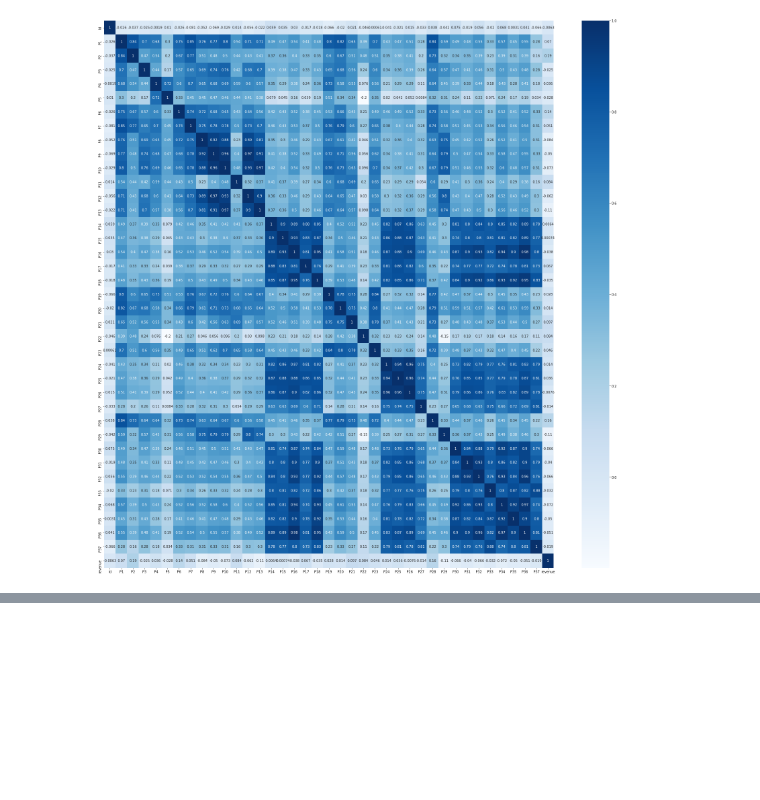
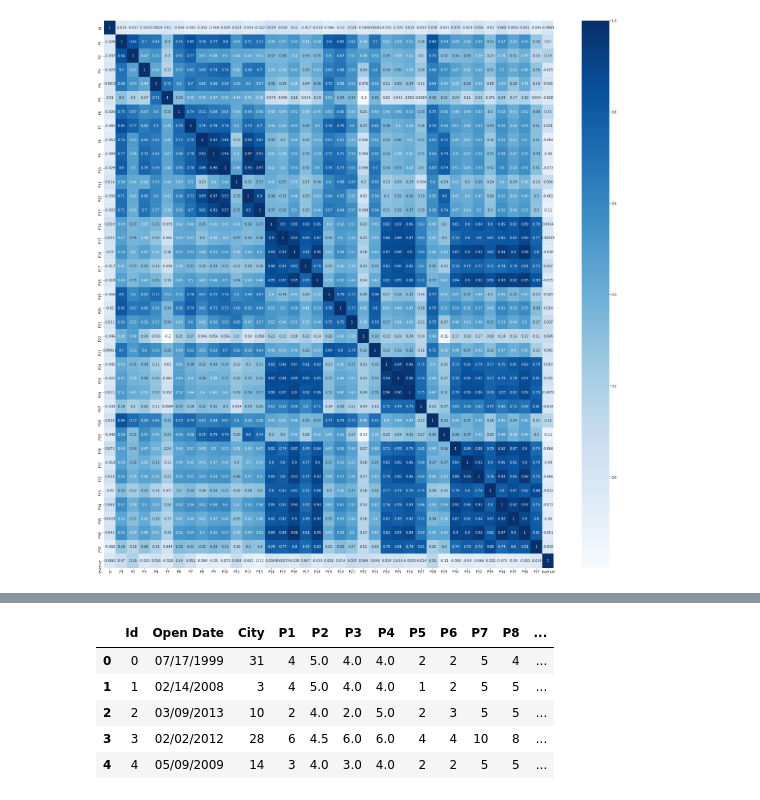
Before and after one commit to rushikeshnaik779/Random-Practice, a Jupyter notebook: Restaurant_Revenue_Prediction.ipynb, the cells around one changed output, grey strips where cells are left out. Saved outputs shown, nothing was run; the diff lists cells and outputs as text; code cells hidden in the pictures; blank space fills up the shorter version.

```diff
--- a/Restaurant_Revenue_Prediction.ipynb
+++ b/Restaurant_Revenue_Prediction.ipynb
@@ -60,0 +100,22 @@ sns.heatmap(data.corr(), annot=True, cmap='Blues')
+# %%
+from sklearn.preprocessing import LabelEncoder, OneHotEncoder
+le = LabelEncoder()
+one = OneHotEncoder()
+
+data.City = le.fit_transform(data.City)
+
+
+a = pd.DataFrame(one.fit_transform(data[['City Group']]).toarray())
+b = pd.DataFrame(one.fit_transform(data[['Type']]).toarray())
+
+data = pd.concat([data,a,b], axis=1)
+data.drop(['Type', 'City Group'], axis=1, inplace=True)
+# %%
+data.head()
+# %% [output]
+|  | Id | Open Date | City | P1 | P2 | P3 | P4 | P5 | P6 | P7 | P8 | ... |
+| 0 | 0 | 07/17/1999 | 31 | 4 | 5.0 | 4.0 | 4.0 | 2 | 2 | 5 | 4 | ... |
+| 1 | 1 | 02/14/2008 | 3 | 4 | 5.0 | 4.0 | 4.0 | 1 | 2 | 5 | 5 | ... |
+| 2 | 2 | 03/09/2013 | 10 | 2 | 4.0 | 2.0 | 5.0 | 2 | 3 | 5 | 5 | ... |
+| 3 | 3 | 02/02/2012 | 28 | 6 | 4.5 | 6.0 | 6.0 | 4 | 4 | 10 | 8 | ... |
+| 4 | 4 | 05/09/2009 | 14 | 3 | 4.0 | 3.0 | 4.0 | 2 | 2 | 5 | 5 | ... |
```
Also changed, not shown: parts of 19 cells of this notebook.
